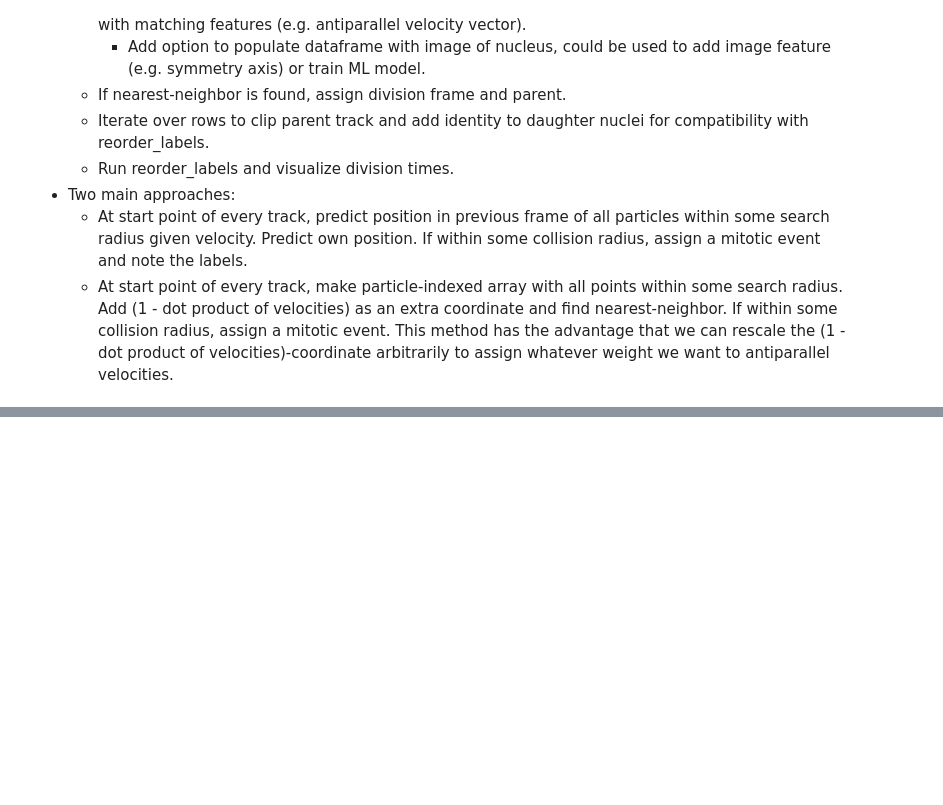
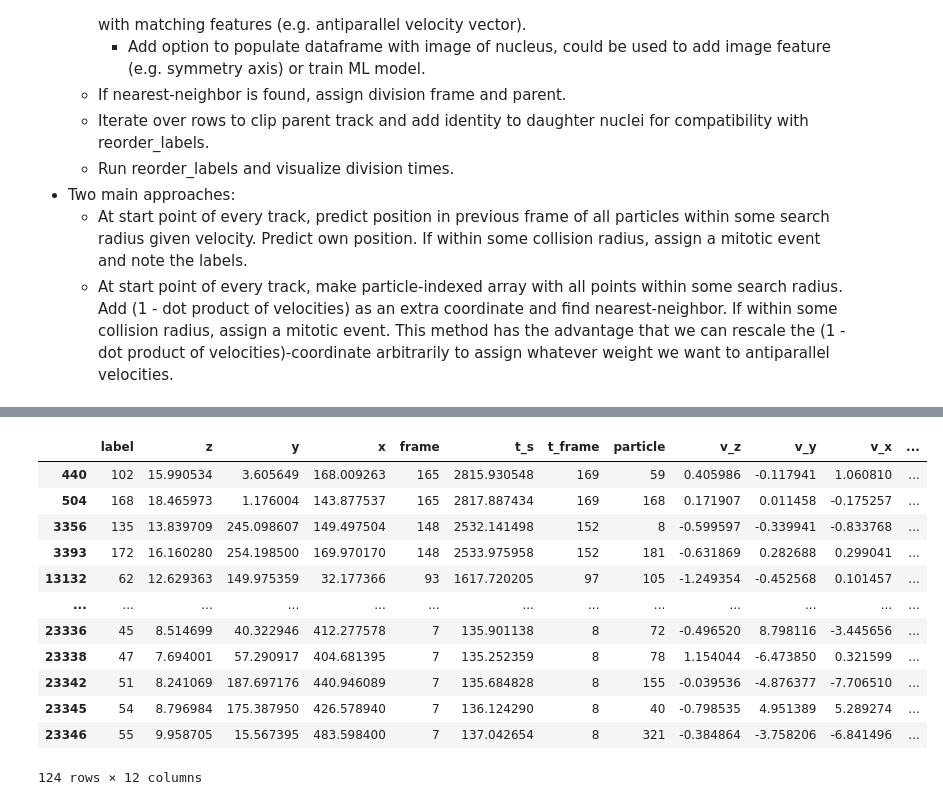
Before and after one commit to GarciaLab/transcription_pipeline, a Jupyter notebook: test.ipynb, the cells around one changed output, grey strips where cells are left out. Drawn from its saved outputs; the diff is of its cells as text; code cells hidden in the pictures; blank space fills up the shorter version.

```diff
--- a/test.ipynb
+++ b/test.ipynb
@@ -180,0 +304,58 @@ tracked_dataframe
+# %%
+mitosis_dataframe = tracked_dataframe.copy()
+
+# Assign parent by indexing over dataframe
+parent_index_array = []
+for sibling_pair in sibling_array:
+    parent_particle = mitosis_dataframe["particle"].iloc[sibling_pair[1]]
+    parent_subdataframe = mitosis_dataframe["particle"] == parent_particle
+
+    frame = mitosis_dataframe["frame"].iloc[sibling_pair[1]]
+    parent_track = mitosis_dataframe["frame"].loc[parent_subdataframe] < frame
+
+    parent_frame_series = mitosis_dataframe["frame"].iloc[parent_track.index]
+    if parent_frame_series.empty:
+        parent_index = np.nan
+    else:
+        parent_index = parent_frame_series.idxmax()
+    parent_index_array.append(parent_index)
+
+parent_index_array = np.array(parent_index_array)
+
+# Assign new labels to siblings and clip parent track
+new_label = tracked_dataframe["particle"].max() + 1
+for sibling_pair in sibling_array:
+    old_label = mitosis_dataframe["particle"].iloc[sibling_pair[1]]
+    sibling_subdataframe = mitosis_dataframe["particle"] == old_label
+    division_frame = mitosis_dataframe["frame"].iloc[sibling_pair[0]]
+    sibling_new_track = (
+        mitosis_dataframe["frame"].iloc[sibling_subdataframe.index] >= division_frame
+    )
+    sibling_new_track["particle"] = new_label
+    new_label += 1
+
+# Add parents to sibling pairs
+mitosis_dataframe["parent"] = np.nan
+for i, sibling_pair in enumerate(sibling_array):
+    if not np.isnan(parent_index_array[i]):
+        parent_label = mitosis_dataframe["particle"].iloc[int(parent_index_array[i])]
+        for child in sibling_pair:
+            mitosis_dataframe.loc[child, "parent"] = parent_label
+
+mitosis_dataframe['parent'] = mitosis_dataframe['parent'].astype('Int64')
+# %%
+mitosis_dataframe[np.logical_not(np.isnan(mitosis_dataframe['parent']))]
+# %% [output]
+|  | label | z | y | x | frame | t_s | t_frame | particle | v_z | v_y | v_x | ... |
+| 440 | 102 | 15.990534 | 3.605649 | 168.009263 | 165 | 2815.930548 | 169 | 59 | 0.405986 | -0.117941 | 1.060810 | ... |
+| 504 | 168 | 18.465973 | 1.176004 | 143.877537 | 165 | 2817.887434 | 169 | 168 | 0.171907 | 0.011458 | -0.175257 | ... |
+| 3356 | 135 | 13.839709 | 245.098607 | 149.497504 | 148 | 2532.141498 | 152 | 8 | -0.599597 | -0.339941 | -0.833768 | ... |
+| 3393 | 172 | 16.160280 | 254.198500 | 169.970170 | 148 | 2533.975958 | 152 | 181 | -0.631869 | 0.282688 | 0.299041 | ... |
+| 13132 | 62 | 12.629363 | 149.975359 | 32.177366 | 93 | 1617.720205 | 97 | 105 | -1.249354 | -0.452568 | 0.101457 | ... |
+| ... | ... | ... | ... | ... | ... | ... | ... | ... | ... | ... | ... | ... |
+| 23336 | 45 | 8.514699 | 40.322946 | 412.277578 | 7 | 135.901138 | 8 | 72 | -0.496520 | 8.798116 | -3.445656 | ... |
+| 23338 | 47 | 7.694001 | 57.290917 | 404.681395 | 7 | 135.252359 | 8 | 78 | 1.154044 | -6.473850 | 0.321599 | ... |
+| 23342 | 51 | 8.241069 | 187.697176 | 440.946089 | 7 | 135.684828 | 8 | 155 | -0.039536 | -4.876377 | -7.706510 | ... |
+| 23345 | 54 | 8.796984 | 175.387950 | 426.578940 | 7 | 136.124290 | 8 | 40 | -0.798535 | 4.951389 | 5.289274 | ... |
+| 23346 | 55 | 9.958705 | 15.567395 | 483.598400 | 7 | 137.042654 | 8 | 321 | -0.384864 | -3.758206 | -6.841496 | ... |
+124 rows × 12 columns
```
Also changed, not shown: parts of 7 cells of this notebook, 1 other file.
